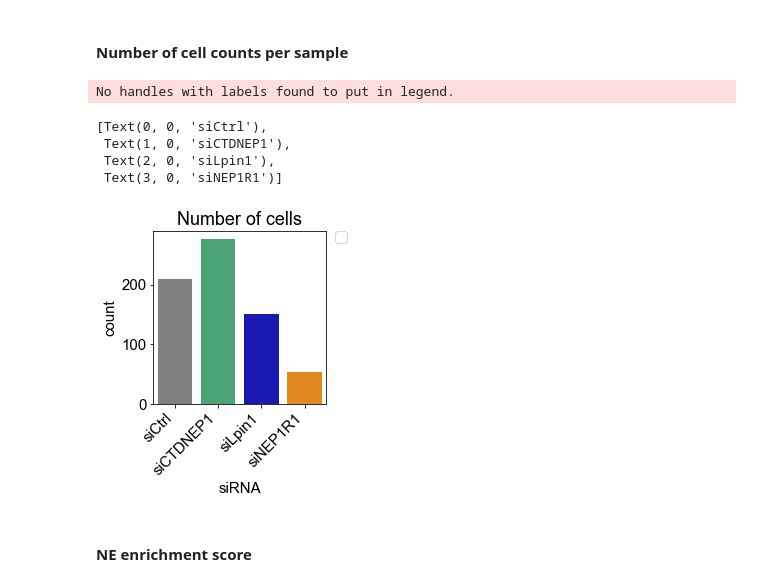
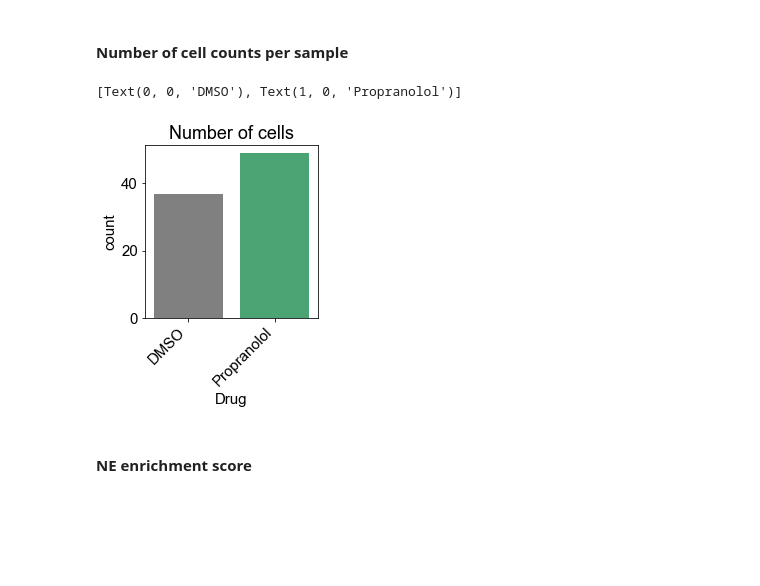
Before and after one commit to shokenlee/Lee_2023_Sun2-Lipid, a Jupyter notebook: NE_enrich_score.ipynb, the cells around one changed output. Saved outputs shown, nothing was run; the diff lists cells and outputs as text; code cells hidden in the pictures; blank space fills up the shorter version.

Commit message:
Streamlined on group names

```diff
--- a/NE_enrich_score.ipynb
+++ b/NE_enrich_score.ipynb
@@ -22,7 +22,7 @@ plt.rcParams['svg.fonttype'] = 'none'
 my_pal = ['grey', 'mediumseagreen', 'mediumblue', 'darkorange']
 
 # set the directory where the data files are awaiting
-directory = '/Users/ShokenLEE/Desktop/DATA/2022 10-12/10-20-22 P-233 2xT mScrt-DGAT1'
+directory = '/Users/ShokenLEE/Desktop/DATA/Common data spreadsheets/NE enrich score/AH-NLS'
 # %% [markdown]
 ### **1. Concanatate all the CSV files**
 # %%
@@ -67,8 +67,8 @@ memory usage: 6.4+ KB
 # %% [markdown]
 ####  **Drug**
 # %%
-df.loc[df['Path'].str.contains('BSA'), 'Drug'] = 'BSA'
-df.loc[df['Path'].str.contains('Oleate'), 'Drug'] = 'Oleate'
+df.loc[df['FileName'].str.contains('DMSO'), 'Drug'] = 'DMSO'
+df.loc[df['FileName'].str.contains('pra'), 'Drug'] = 'Propranolol'
 # %% [markdown]
 ####  **siRNA**
 # %%
@@ -129,25 +131,31 @@ WT       0.995111
 Name: Ratio, dtype: float64
 # %% [markdown]
 #### **4-1. Graphs**
+# %%
+# group options
+group_name_options = ['Drug', 'siRNA', 'Plasmid']
+group_order_options = {'Drug': ['DMSO', 'Propranolol'],
+                      'siRNA': ['siCtrl', 'siCTDNEP1', 'siLpin1', 'siNEP1R1'],
+                      'Plasmid': ['WT', 'H426A']}
+
+# Define group names
+option_number = 0
+group_name = group_name_options[option_number]
+group_order = group_order_options[group_name]
 # %% [markdown]
 #### **Number of cell counts per sample**
 # %%
 fig_width, fig_height = 3.0, 3.0
 fig = plt.figure(figsize=(fig_width,fig_height))
 ax_count = fig.add_axes([0.1, 0.1, 0.8, 0.8])
 
-ax_count = sns.countplot(data=df_not_zero, x='siRNA',
-                         order=['siCtrl', 'siCTDNEP1', 'siLpin1', 'siNEP1R1'], palette=my_pal)
+ax_count = sns.countplot(data=df_not_zero, x=group_name, order=group_order, palette=my_pal)
 # plt.legend(bbox_to_anchor=(1.05, 1), loc='upper left', borderaxespad=0)
 plt.title('Number of cells')
-ax_count.set_xticklabels(labels=['siCtrl', 'siCTDNEP1', 'siLpin1', 'siNEP1R1'], rotation=45, ha='right')
+ax_count.set_xticklabels(labels=group_order, rotation=45, ha='right')
 # %% [output]
-No handles with labels found to put in legend.
+[Text(0, 0, 'DMSO'), Text(1, 0, 'Propranolol')]
-[Text(0, 0, 'siCtrl'),
- Text(1, 0, 'siCTDNEP1'),
- Text(2, 0, 'siLpin1'),
- Text(3, 0, 'siNEP1R1')]
-[figure, old version]
+[figure, new version]
 # %% [markdown]
 #### **NE enrichment score**
 # %% [markdown]
```
Also changed, not shown: parts of 6 cells of this notebook.
